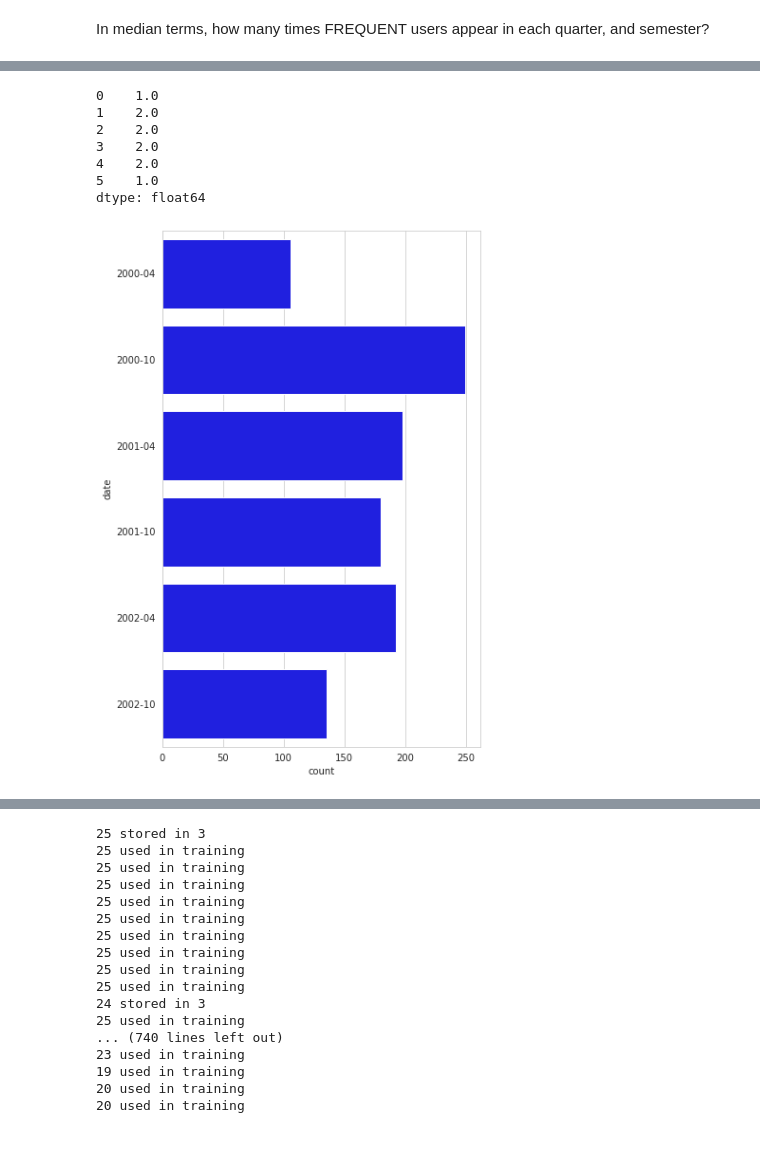
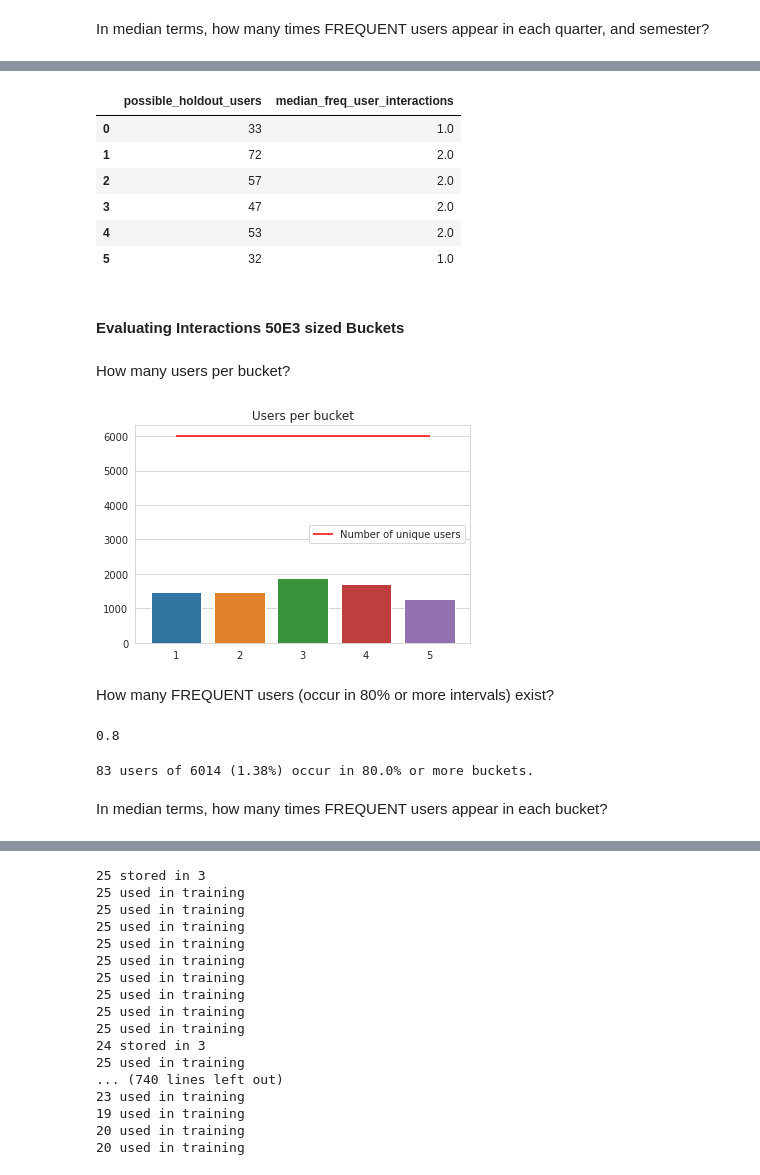
Before and after one commit to Key0412/streamRec-forgetting, a Jupyter notebook: notebooks/Avaliação de Dataset - Movielens.ipynb, the cells around one changed output, grey strips where cells are left out. Drawn from its saved outputs; the diff is of its cells as text; code cells hidden in the pictures; blank space fills up the shorter version.

```diff
--- a/notebooks/Avaliação de Datasets.ipynb
+++ b/notebooks/Avaliação de Dataset - Movielens.ipynb
@@ -318,19 +118,33 @@ plot_interactions_per_qns(user_interactions=user_trimestre_interactions.loc[freq
-# %%
-user_semestre_interactions.loc[frequent_users_semestre].median(axis=0)
-# %% [output]
-0    1.0
-1    2.0
-2    2.0
-3    2.0
-4    2.0
-5    1.0
-dtype: float64
+# %%
+freq_user_semester_info = get_frequent_user_statistics(
+    interactions_df=user_semestre_interactions, frequent_users_list=frequent_users_semestre)
+freq_user_semester_info
+# %% [output]
+|  | possible_holdout_users | median_freq_user_interactions |
+| 0 | 33 | 1.0 |
+| 1 | 72 | 2.0 |
+| 2 | 57 | 2.0 |
+| 3 | 47 | 2.0 |
+| 4 | 53 | 2.0 |
+| 5 | 32 | 1.0 |
 # %%
-plot_interactions_per_qns(user_interactions=user_semestre_interactions.loc[frequent_users_semestre], date_range=semestres, type_of_range='semester')
+# plot_interactions_per_qns(user_interactions=user_semestre_interactions.loc[frequent_users_semestre], date_range=semestres, type_of_range='semester')
-# %% [output]
-[figure, removed]
 # %%
 # these are the users that should be used in holdouts, and only their last interactions
 # BUT, there are users that do not appear in some intervals, and some have only one interaction
 user_trimestre_interactions.loc[frequent_users_trimestre]
 user_semestre_interactions.loc[frequent_users_semestre];
+# %% [markdown]
+#### Evaluating Interactions 50E3 sized Buckets
+# %%
+n_iter_bucket = 50E3
+
+interval_start, interval_end = get_bucket_intervals(data, n_iter_bucket)
+# %% [markdown]
+How many users per bucket?
+# %%
+plot_users_per_fixed_bucket(data, 'UserID', interval_start, interval_end)
+# %% [output]
+[figure, added]
+# %% [markdown]
+How many FREQUENT users (occur in 80% or more intervals) exist?
@@ -336,0 +153,10 @@ user_semestre_interactions.loc[frequent_users_semestre];
+# %%
+frequency_threshold
+# %% [output]
+0.8
+# %%
+frequent_users_bucket = get_frequent_users_fixed_buckets(user_bucket_interactions_df, frequency_threshold)
+# %% [output]
+83 users of 6014 (1.38%) occur in 80.0% or more buckets.
+# %% [markdown]
+In median terms, how many times FREQUENT users appear in each bucket?
```
Also changed, not shown: parts of 32 cells of this notebook, 11 other files.
